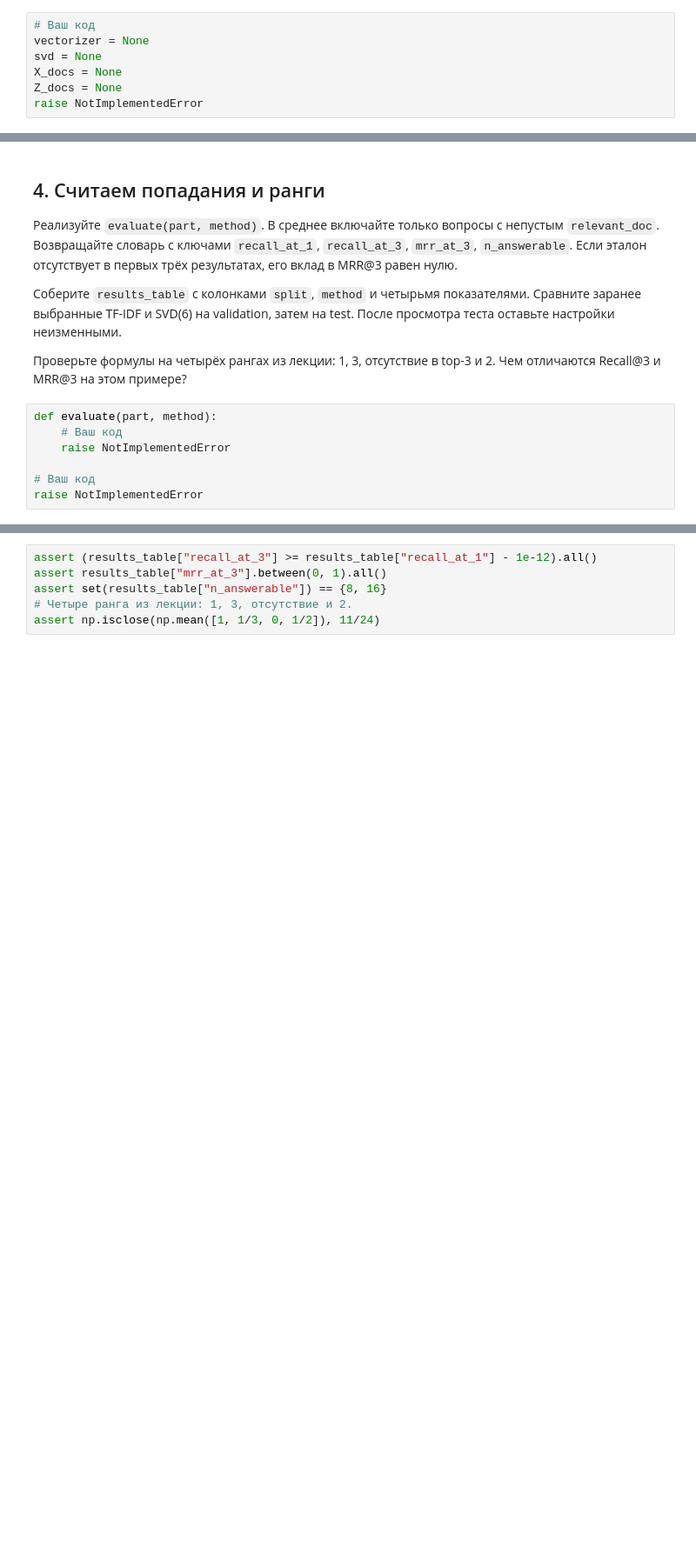
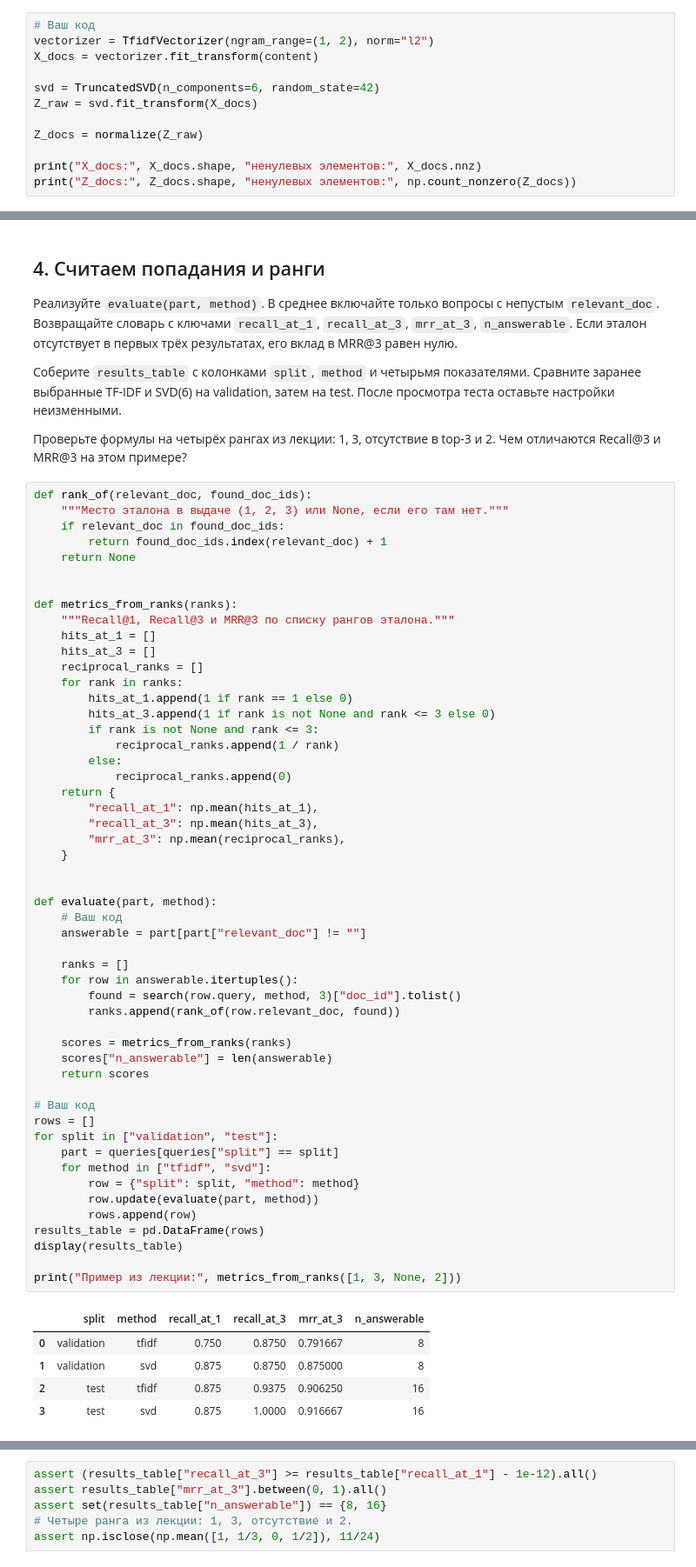
Before and after one commit to myDanik/ais, a Jupyter notebook: dist/student/L03/lab.ipynb, the cells around one changed output, grey strips where cells are left out. Shown at 87% size. Cells and saved outputs as stored; diff of their text form; blank space fills up the shorter version.

```diff
--- a/dist/student/L03/lab.ipynb
+++ b/dist/student/L03/lab.ipynb
@@ -76,8 +120,13 @@ else:
 Сравните формы матриц и количество ненулевых элементов. Объясните, что теперь означает строка и что изменилось в её координатах. Почему для индекса можно использовать все известные документы, но нельзя добавлять в обучение проверочные вопросы с ответами?
 # %%
 # Ваш код
-vectorizer = None
-svd = None
-X_docs = None
-Z_docs = None
-raise NotImplementedError
+vectorizer = TfidfVectorizer(ngram_range=(1, 2), norm="l2")
+X_docs = vectorizer.fit_transform(content)
+
+svd = TruncatedSVD(n_components=6, random_state=42)
+Z_raw = svd.fit_transform(X_docs)
+
+Z_docs = normalize(Z_raw)
+
+print("X_docs:", X_docs.shape, "ненулевых элементов:", X_docs.nnz)
+print("Z_docs:", Z_docs.shape, "ненулевых элементов:", np.count_nonzero(Z_docs))
@@ -115,9 +227,60 @@ for method in ["tfidf", "svd"]:
 
 Проверьте формулы на четырёх рангах из лекции: 1, 3, отсутствие в top-3 и 2. Чем отличаются Recall@3 и MRR@3 на этом примере?
 # %%
+def rank_of(relevant_doc, found_doc_ids):
+    """Место эталона в выдаче (1, 2, 3) или None, если его там нет."""
+    if relevant_doc in found_doc_ids:
+        return found_doc_ids.index(relevant_doc) + 1
+    return None
+
+
+def metrics_from_ranks(ranks):
+    """Recall@1, Recall@3 и MRR@3 по списку рангов эталона."""
+    hits_at_1 = []
+    hits_at_3 = []
+    reciprocal_ranks = []
+    for rank in ranks:
+        hits_at_1.append(1 if rank == 1 else 0)
+        hits_at_3.append(1 if rank is not None and rank <= 3 else 0)
+        if rank is not None and rank <= 3:
+            reciprocal_ranks.append(1 / rank)
+        else:
+            reciprocal_ranks.append(0)
+    return {
+        "recall_at_1": np.mean(hits_at_1),
+        "recall_at_3": np.mean(hits_at_3),
+        "mrr_at_3": np.mean(reciprocal_ranks),
+    }
+
+
 def evaluate(part, method):
     # Ваш код
-    raise NotImplementedError
+    answerable = part[part["relevant_doc"] != ""]
+
+    ranks = []
+    for row in answerable.itertuples():
+        found = search(row.query, method, 3)["doc_id"].tolist()
+        ranks.append(rank_of(row.relevant_doc, found))
+
+    scores = metrics_from_ranks(ranks)
+    scores["n_answerable"] = len(answerable)
+    return scores
 
 # Ваш код
-raise NotImplementedError
+rows = []
+for split in ["validation", "test"]:
+    part = queries[queries["split"] == split]
+    for method in ["tfidf", "svd"]:
+        row = {"split": split, "method": method}
+        row.update(evaluate(part, method))
+        rows.append(row)
+results_table = pd.DataFrame(rows)
+display(results_table)
+
+print("Пример из лекции:", metrics_from_ranks([1, 3, None, 2]))
+# %% [output]
+|  | split | method | recall_at_1 | recall_at_3 | mrr_at_3 | n_answerable |
+| 0 | validation | tfidf | 0.750 | 0.8750 | 0.791667 | 8 |
+| 1 | validation | svd | 0.875 | 0.8750 | 0.875000 | 8 |
+| 2 | test | tfidf | 0.875 | 0.9375 | 0.906250 | 16 |
+| 3 | test | svd | 0.875 | 1.0000 | 0.916667 | 16 |
```
Also changed, not shown: parts of 12 cells of this notebook, 4 other files.
